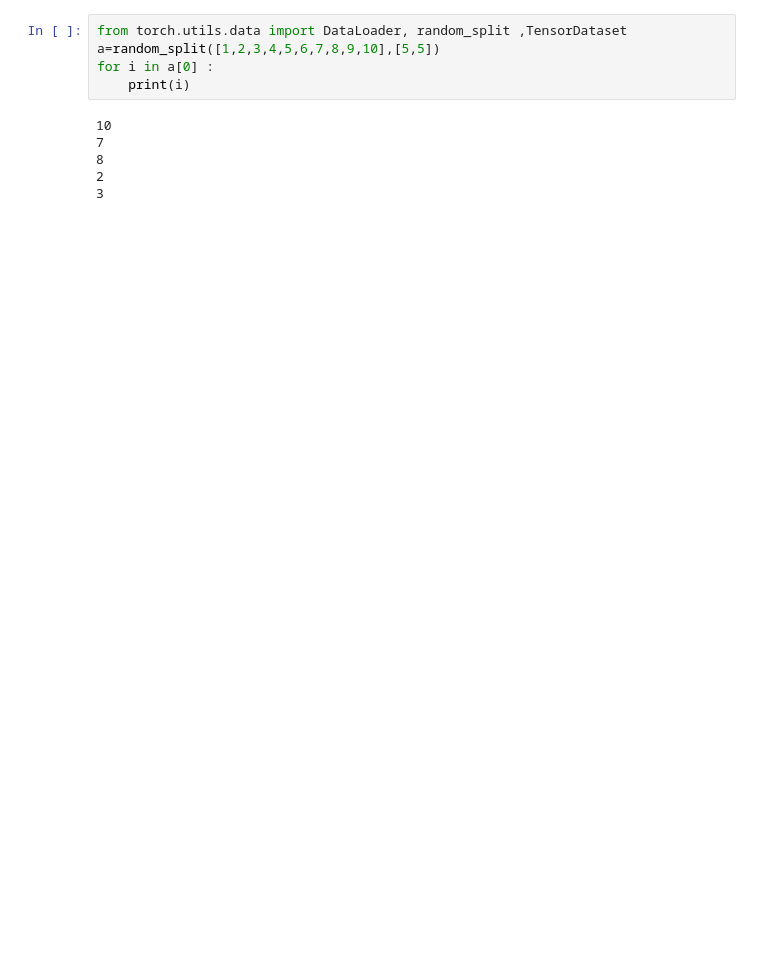
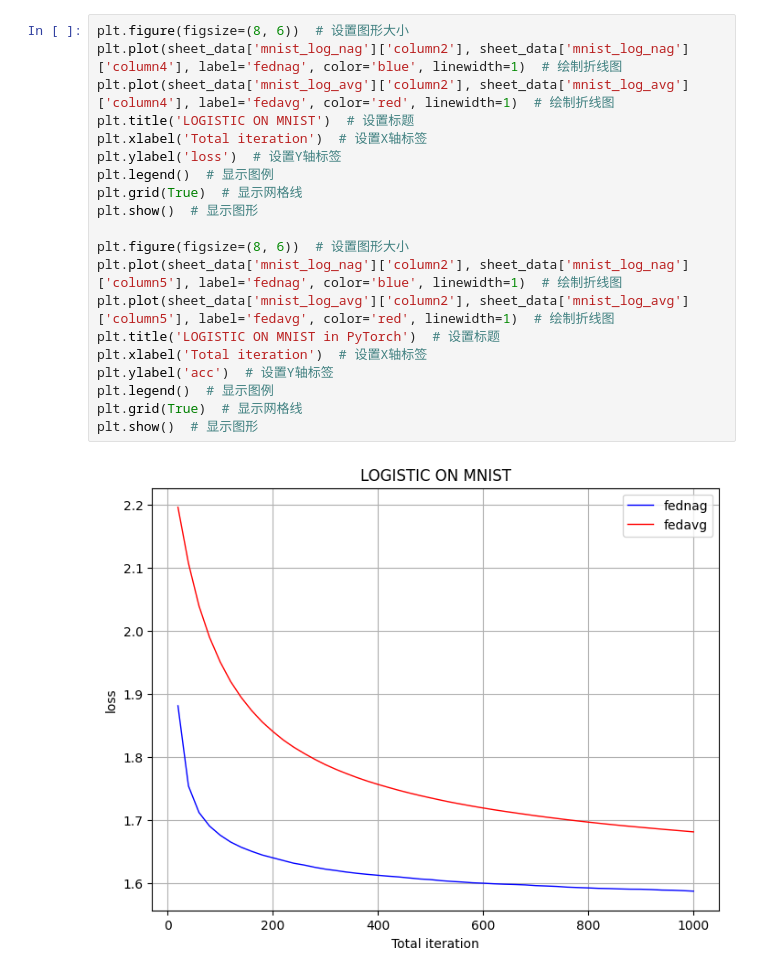
Before and after one commit to Gooooooogo/fedml, a Jupyter notebook: fed_plot.ipynb, the cells around one changed output. Drawn from its saved outputs; the diff is of its cells as text; blank space fills up the shorter version.

```diff
--- a/fed_plot.ipynb
+++ b/fed_plot.ipynb
@@ -52,11 +55,22 @@ plt.show()  # 显示图形
-# %%
-from torch.utils.data import DataLoader, random_split ,TensorDataset
-a=random_split([1,2,3,4,5,6,7,8,9,10],[5,5])
-for i in a[0] :
-    print(i)
-# %% [output]
-10
-7
-8
-2
-3
+# %%
+plt.figure(figsize=(8, 6))  # 设置图形大小
+plt.plot(sheet_data['mnist_log_nag']['column2'], sheet_data['mnist_log_nag']['column4'], label='fednag', color='blue', linewidth=1)  # 绘制折线图
+plt.plot(sheet_data['mnist_log_avg']['column2'], sheet_data['mnist_log_avg']['column4'], label='fedavg', color='red', linewidth=1)  # 绘制折线图
+plt.title('LOGISTIC ON MNIST')  # 设置标题
+plt.xlabel('Total iteration')  # 设置X轴标签
+plt.ylabel('loss')  # 设置Y轴标签
+plt.legend()  # 显示图例
+plt.grid(True)  # 显示网格线
+plt.show()  # 显示图形
+
+plt.figure(figsize=(8, 6))  # 设置图形大小
+plt.plot(sheet_data['mnist_log_nag']['column2'], sheet_data['mnist_log_nag']['column5'], label='fednag', color='blue', linewidth=1)  # 绘制折线图
+plt.plot(sheet_data['mnist_log_avg']['column2'], sheet_data['mnist_log_avg']['column5'], label='fedavg', color='red', linewidth=1)  # 绘制折线图
+plt.title('LOGISTIC ON MNIST in PyTorch')  # 设置标题
+plt.xlabel('Total iteration')  # 设置X轴标签
+plt.ylabel('acc')  # 设置Y轴标签
+plt.legend()  # 显示图例
+plt.grid(True)  # 显示网格线
+plt.show()  # 显示图形
+# %% [output]
+[figure, added]
```
Also changed, not shown: parts of 3 cells of this notebook.
